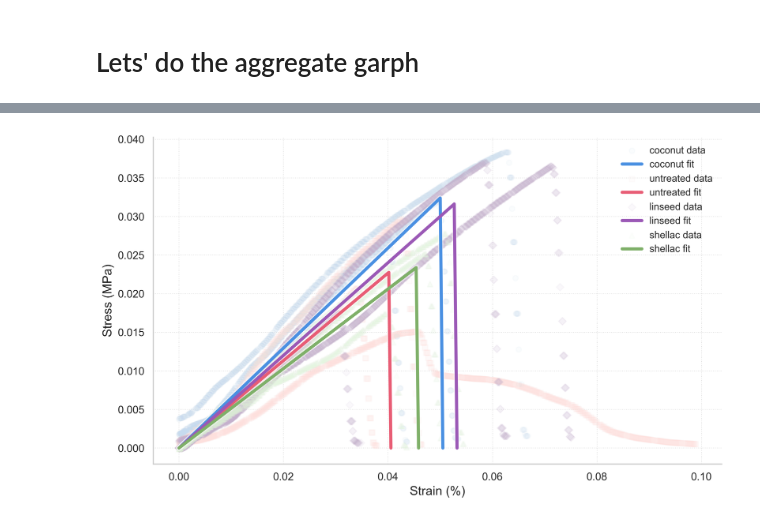
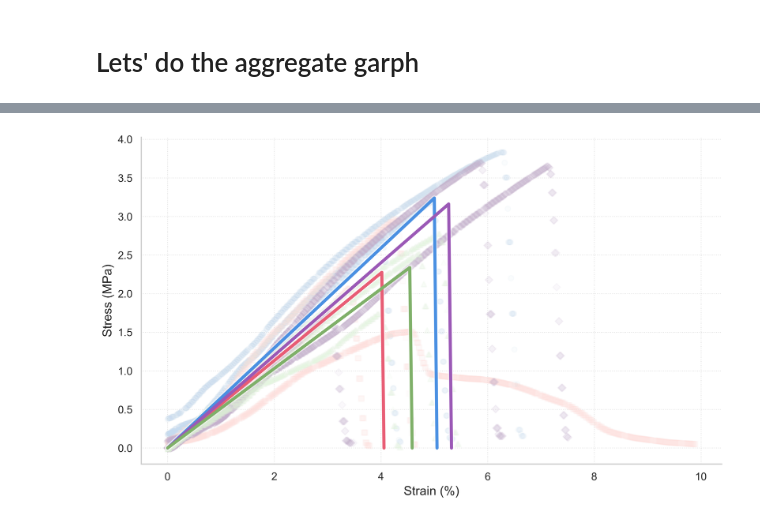
Before and after one commit to ingie-baho/cyano-engineered-parasitisism, a Jupyter notebook: Bacterial Leather Tensile Experiments/Force_Experiment_Analysis.ipynb, the cells around one changed output, grey strips where cells are left out. Saved outputs shown, nothing was run; the diff lists cells and outputs as text; code cells hidden in the pictures.

```diff
--- a/Bacterial Leather Tensile Experiments/Force_Experiment_Analysis.ipynb
+++ b/Bacterial Leather Tensile Experiments/Force_Experiment_Analysis.ipynb
@@ -395,7 +321,7 @@ for i, trial_type in enumerate(trial_types):
     group = combined_df[combined_df["Trial Type"] == trial_type]
 
     # Scatter points (light & transparent)
-    ax.scatter(group["Strain (%)"], group["Stress (MPa)"],
+    ax.scatter(group["Strain (%)"] * 100, group["Stress (MPa)"] * 100,
                color=color_map_points[trial_type], alpha=0.08,
                marker=markers[i % len(markers)], label=f"{trial_type} data", zorder=5)
 
@@ -404,8 +330,8 @@ for i, trial_type in enumerate(trial_types):
     max_strains = []
 
     for trial_name, trial_data in group.groupby("Trial Name"):
-        x = trial_data["Strain (%)"].values
-        y = trial_data["Stress (MPa)"].values
+        x = trial_data["Strain (%)"].values * 100
+        y = trial_data["Stress (MPa)"].values * 100
 
         # Elastic region
         idx_max = np.argmax(y)
@@ -415,32 +341,32 @@ for i, trial_type in enumerate(trial_types):
         # Linear regression
         model = LinearRegression().fit(x_elastic, y_elastic)
         slopes.append(model.coef_[0])
         max_strains.append(x[idx_max])
 
     # Average slope and strain
     avg_slope = np.mean(slopes)
     avg_strain = np.mean(max_strains)
 
     # Representative line
     x_line = np.linspace(0, avg_strain, 100)
     y_line = avg_slope * x_line
     y_line[-1] = 0  # drop at failure
 
     # Halo effect (subtle white glow)
     ax.plot(x_line, y_line, color='white', linewidth=6, alpha=0.5, zorder=8)
     # Main line (bold, darker color)
     ax.plot(x_line, y_line, color=color_map_lines[trial_type], linewidth=3.5, zorder=10, label=f"{trial_type} fit")
 
 # Style
 # ax.set_title("Stress vs. Strain: Linear Fits by Condition", fontsize=16, weight="bold", pad=15)
 ax.set_xlabel("Strain (%)", fontsize=14)
 ax.set_ylabel("Stress (MPa)", fontsize=14)
 ax.tick_params(axis='both', which='major', labelsize=12)
 ax.grid(True, linestyle=':', linewidth=0.8, alpha=0.6)
 sns.despine()
 
 plt.tight_layout()
-plt.legend(frameon=False)
+# plt.legend(frameon=False)
 plt.show()
 # %% [output]
-[figure, old version]
+[figure, new version]
```
Also changed, not shown: parts of 5 cells of this notebook, 2 other files.
